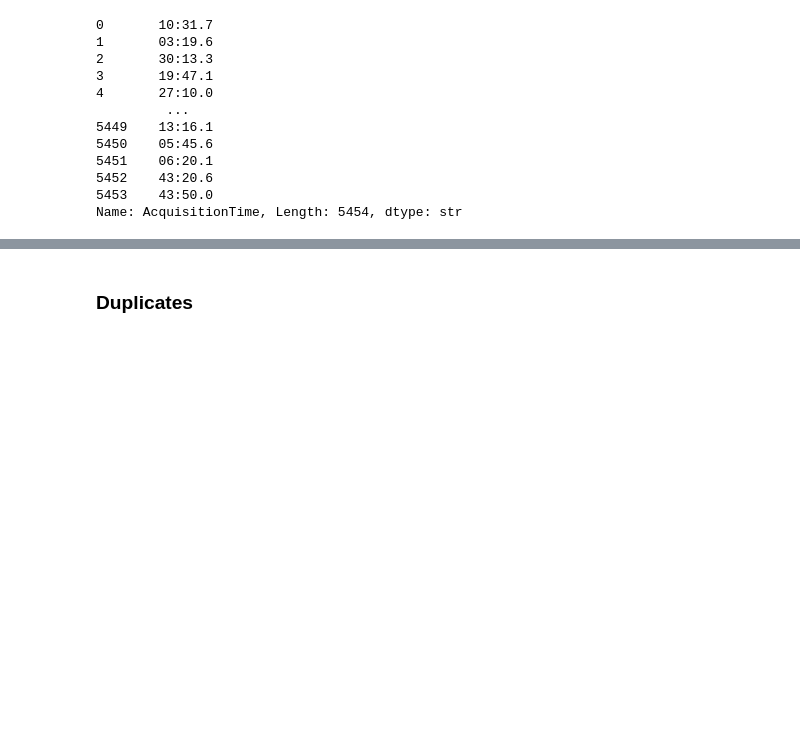
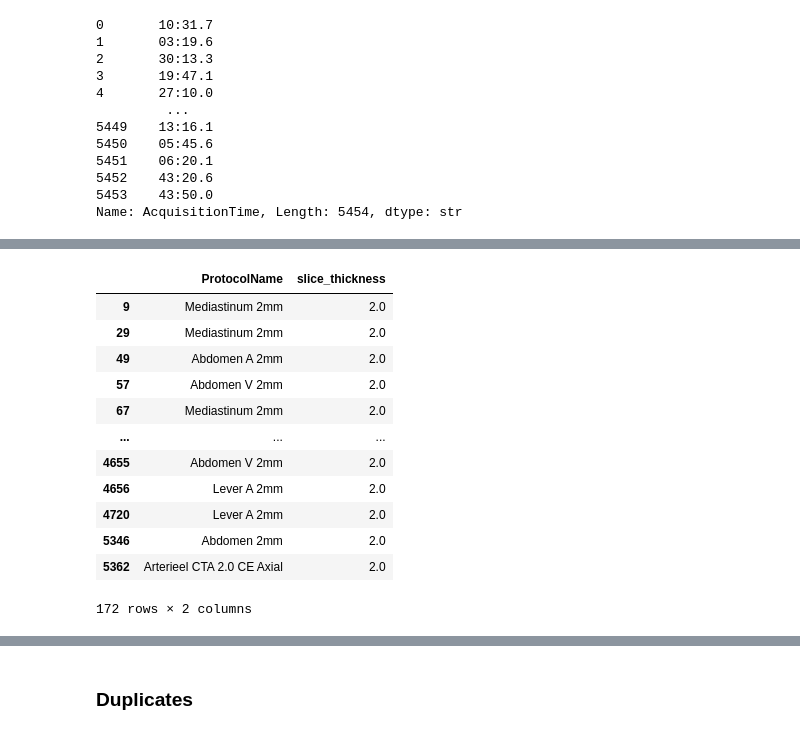
Before and after one commit to ljestaciocerquin/contrast_phase, a Jupyter notebook: data_load.ipynb, the cells around one changed output, grey strips where cells are left out. Drawn from its saved outputs; the diff is of its cells as text; code cells hidden in the pictures; blank space fills up the shorter version.

```diff
--- a/data_load.ipynb
+++ b/data_load.ipynb
@@ -75,0 +207,16 @@ data["ExamDate"] = pd.to_datetime(data["ExamDate"])
+# %%
+data[data['slice_thickness'] == 2.0 ][['ProtocolName', 'slice_thickness']]
+# %% [output]
+|  | ProtocolName | slice_thickness |
+| 9 | Mediastinum 2mm | 2.0 |
+| 29 | Mediastinum 2mm | 2.0 |
+| 49 | Abdomen A 2mm | 2.0 |
+| 57 | Abdomen V 2mm | 2.0 |
+| 67 | Mediastinum 2mm | 2.0 |
+| ... | ... | ... |
+| 4655 | Abdomen V 2mm | 2.0 |
+| 4656 | Lever A 2mm | 2.0 |
+| 4720 | Lever A 2mm | 2.0 |
+| 5346 | Abdomen 2mm | 2.0 |
+| 5362 | Arterieel CTA 2.0 CE Axial | 2.0 |
+172 rows × 2 columns
```
Also changed, not shown: parts of 13 cells of this notebook.
